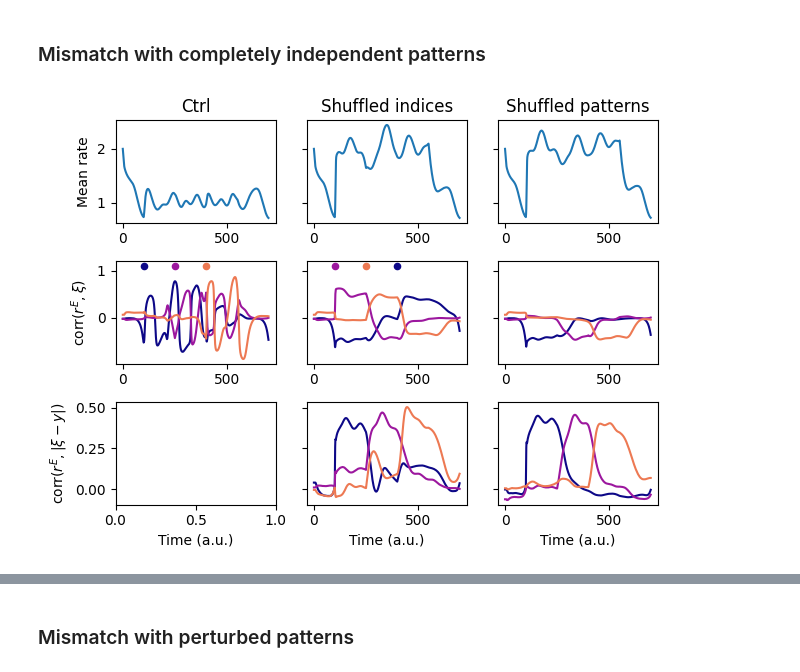
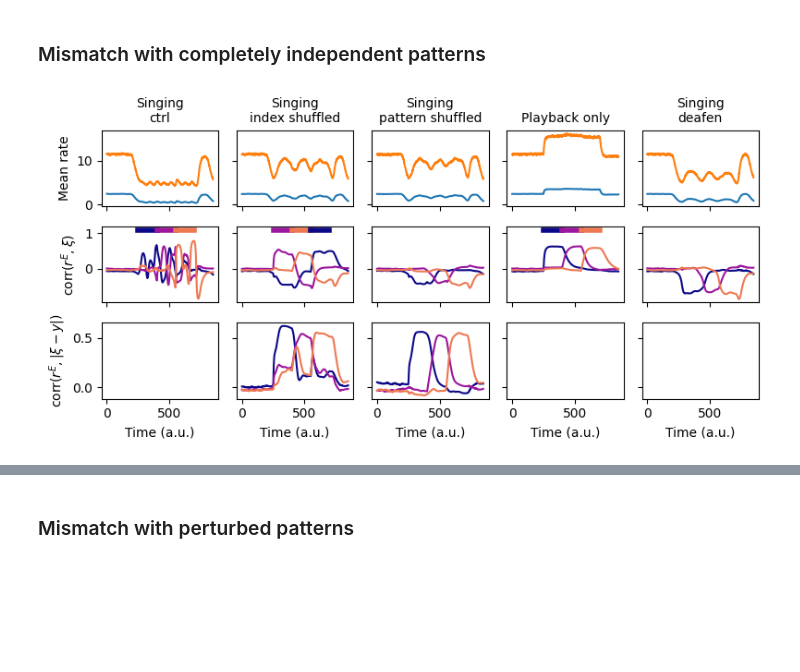
Before and after one commit to gongziyida/vocal-error-network, a Jupyter notebook: EI.ipynb, the cells around one changed output, grey strips where cells are left out. Saved outputs shown, nothing was run; the diff lists cells and outputs as text; code cells hidden in the pictures; blank space fills up the shorter version.

```diff
--- a/EI.ipynb
+++ b/EI.ipynb
@@ -54,7 +50,7 @@ phiE = lambda x: rEmax/2 * (1 + erf((x - thE) / (np.sqrt(2) * sE)))
 phiI = lambda x: rImax/2 * (1 + erf((x - thI) / (np.sqrt(2) * sI)))
 # %%
 w0_mean = 1/N_HVC
-w_inh, wI = w0_mean, -0.2
+w_inh, wI = w0_mean, 0.0
 tauE, tauI, dt = 40, 10, 1
 
 net = EINet(NE, NI, N_HVC, w0_mean, phiE, phiI, tauE, tauI,
@@ -162,41 +169,53 @@ while (idx_si == np.arange(len(idx_si))).any():
 syl_si = syl[idx_si]
 rng.shuffle(syl_sp, axis=1)
 
-aud_si = generate_discrete_aud(T_test, NE, t_test_start.T.flatten(),
-                               t_test_end.T.flatten(), np.tile(syl_si, (N_rend_test, 1)))
-aud_sp = generate_discrete_aud(T_test, NE, t_test_start.T.flatten(),
-                               t_test_end.T.flatten(), np.tile(syl_sp, (N_rend_test, 1)))
+aud_si = generate_discrete_aud(T_test, NE, t_test_start, t_test_end, syl_si)
+aud_sp = generate_discrete_aud(T_test, NE, t_test_start, t_test_end, syl_sp)
+aud_si[:T_burn] = rng.normal(0, 1, size=(T_burn, NE))
+aud_sp[:T_burn] = rng.normal(0, 1, size=(T_burn, NE))
+aud_df = rng.normal(0, 1, size=aud_si.shape)
 # %%
+test_names = ('Singing\nctrl', 'Singing\nindex shuffled',
+              'Singing\npattern shuffled', 'Playback only', 'Singing\ndeafen')
 # plasticity function is None and lr is 0 by default
 test0 = net.sim(rE0, rI0, rH_, aud[:T_test], [], T_test, dt, noise)
 test_si = net.sim(rE0, rI0, rH_, aud_si, [], T_test, dt, noise)
 test_sp = net.sim(rE0, rI0, rH_, aud_sp, [], T_test, dt, noise)
-test0, test_si, test_sp = test0[:2], test_si[:2], test_sp[:2] # just want rE and rI
+test_pb = net.sim(rE0, rI0, rH_null, aud[:T_test], [], T_test, dt, noise)
+test_df = net.sim(rE0, rI0, rH_, aud_df, [], T_test, dt, noise)
+# just want rE and rI
+test0, test_si, test_sp = test0[:2], test_si[:2], test_sp[:2]
+test_pb, test_df = test_pb[:2], test_df[:2]
+tests = (test0, test_si, test_sp, test_pb, test_df)
 # %%
-labels = ('Ctrl', 'Shuffled indices', 'Shuffled patterns')
+tests = (test0, test_si, test_sp, test_pb, test_df)
+syl_tests = (syl, syl_si, syl_sp, syl, None)
 cmap = colormaps.get_cmap('plasma')
-fig, ax = plt.subplots(3, 3, sharey='row')
-for i, (test, syl_, l) in enumerate(zip((test0, test_si, test_sp),
-                                        (syl, syl_si, syl_sp), labels)):
-    corr = correlation(test[0][:T_burn+T_rend], syl, dim=2)
-    ax[0,i].plot(test[0][0:T_rend+T_burn].mean(axis=1)[:])
-    ax[0,i].set(title=l)
+fig, ax = plt.subplots(3, 5, sharey='row', sharex='all', figsize=(8, 4))
+ti, tj = T_burn//2, T_burn + T_rend
+for i, (test, syl_, l) in enumerate(zip(tests, syl_tests, test_names)):
+    corr = correlation(test[0][ti:tj], syl, dim=2)
+    ax[0,i].plot(test[0][ti:tj].mean(axis=1)[:])
+    ax[0,i].plot(test[1][ti:tj].mean(axis=1)[:])
+    ax[0,i].set_title(l, fontsize=10)
     ax[-1,i].set(xlabel='Time (a.u.)')
     for j in range(corr.shape[1]):
         ax[1,i].plot(corr[:,j], c=cmap(j/corr.shape[1]))
-    if i > 0:
-        corr = correlation(test[0][:T_burn+T_rend], np.abs(syl - syl_), dim=2)
+    if i not in (0, 3, 4):
+        corr = correlation(test[0][ti:tj], np.abs(syl - syl_), dim=2)
         for j in range(corr.shape[1]):
             ax[2,i].plot(corr[:,j], c=cmap(j/corr.shape[1]))
 
 for i, j in enumerate(idx_si):
     c1, c2 = cmap(i/len(idx_si)), cmap(j/len(idx_si))
-    ax[1,0].scatter(tsyl_start[i,0], 1.1, color=c1, s=20)
-    ax[1,1].scatter(tsyl_start[i,0], 1.1, color=c2, s=20)
+    ts = np.array([tsyl_start[i,0], tsyl_end[i,0]]) - T_burn//2
+    ax[1,0].plot(ts, [1.1, 1.1], color=c1, lw=4)
+    ax[1,3].plot(ts, [1.1, 1.1], color=c1, lw=4)
+    ax[1,1].plot(ts, [1.1, 1.1], color=c2, lw=4)
 ax[0,0].set(ylabel='Mean rate')
 ax[1,0].set(ylabel=r'corr$(r^E, \xi)$')
 ax[2,0].set(ylabel=r'corr$(r^E, |\xi - y|)$')
 fig.tight_layout()
 # %% [output]
-[figure, old version]
+[figure, new version]
 # %%
```
Also changed, not shown: parts of 26 cells of this notebook, 4 other files.
